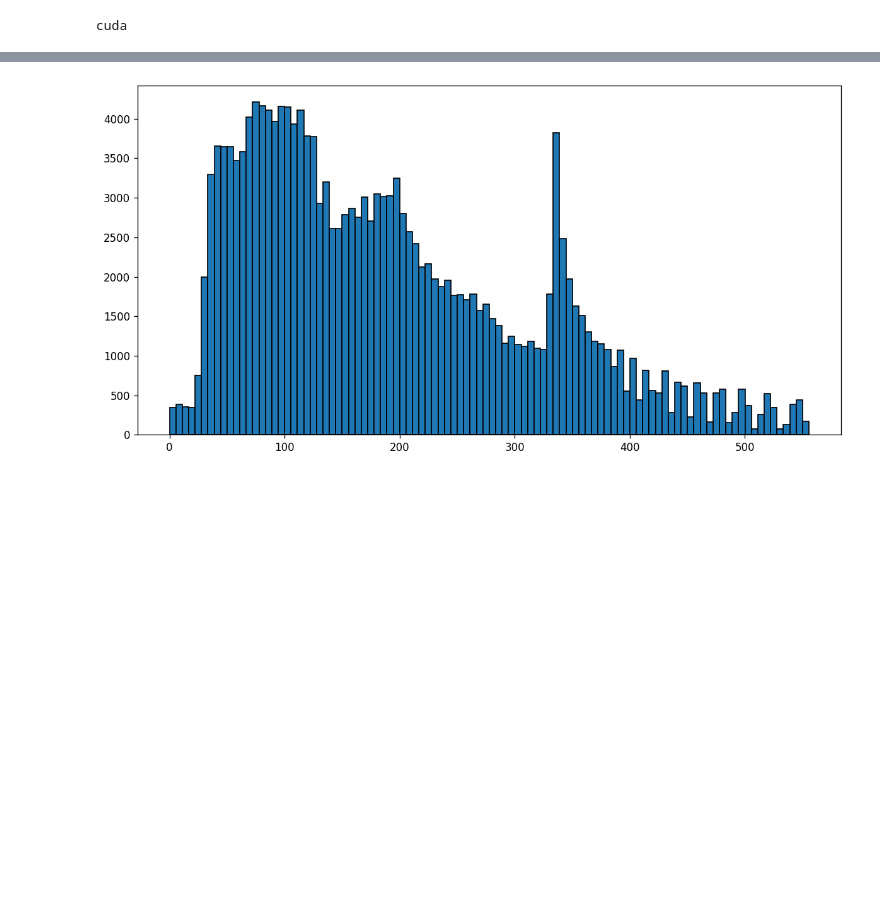
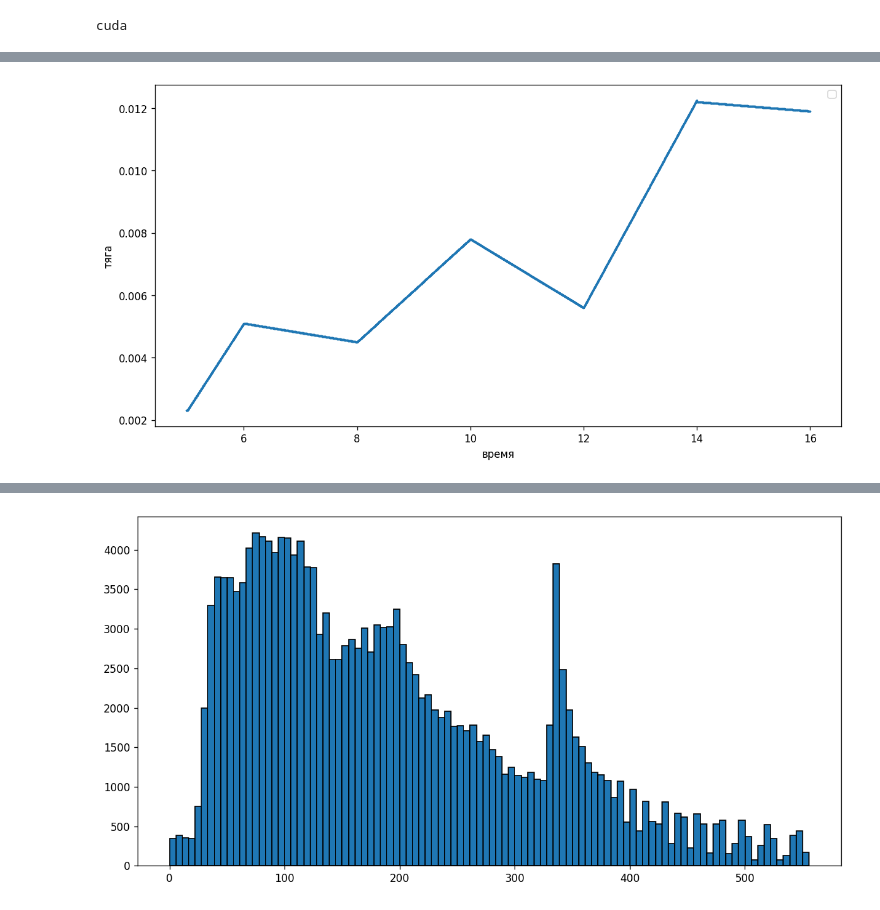
Before and after one commit to N1QWO/pr_aria, a Jupyter notebook: data_analysis.ipynb, the cells around one changed output, grey strips where cells are left out. Saved outputs shown, nothing was run; the diff lists cells and outputs as text; code cells hidden in the pictures; blank space fills up the shorter version.

```diff
--- a/data_analysis.ipynb
+++ b/data_analysis.ipynb
@@ -31,4 +35,14 @@ No artists with labels found to put in legend.  Note that artists whose label st
 [figure]
+# %%
+plt.figure(figsize=(12, 6), dpi=120)
+plt.scatter(time,supply,s=1)
+plt.xlabel('время')
+plt.ylabel('тяга')
+plt.title(f'')
+plt.legend()
+plt.show()
+# %% [output]
+[figure, added]
 # %%
 plt.figure(figsize=(12, 6), dpi=120)
 plt.scatter(a_supply,a_thrust,s=0.1,color = 'r')
```
Also changed, not shown: parts of 4 cells of this notebook, 15 other files.
